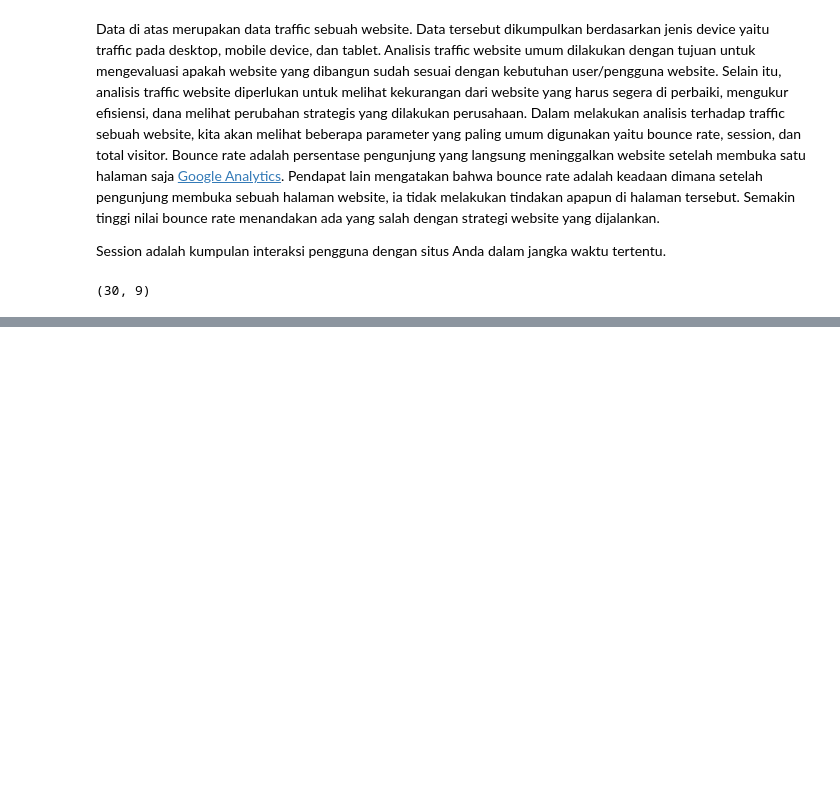
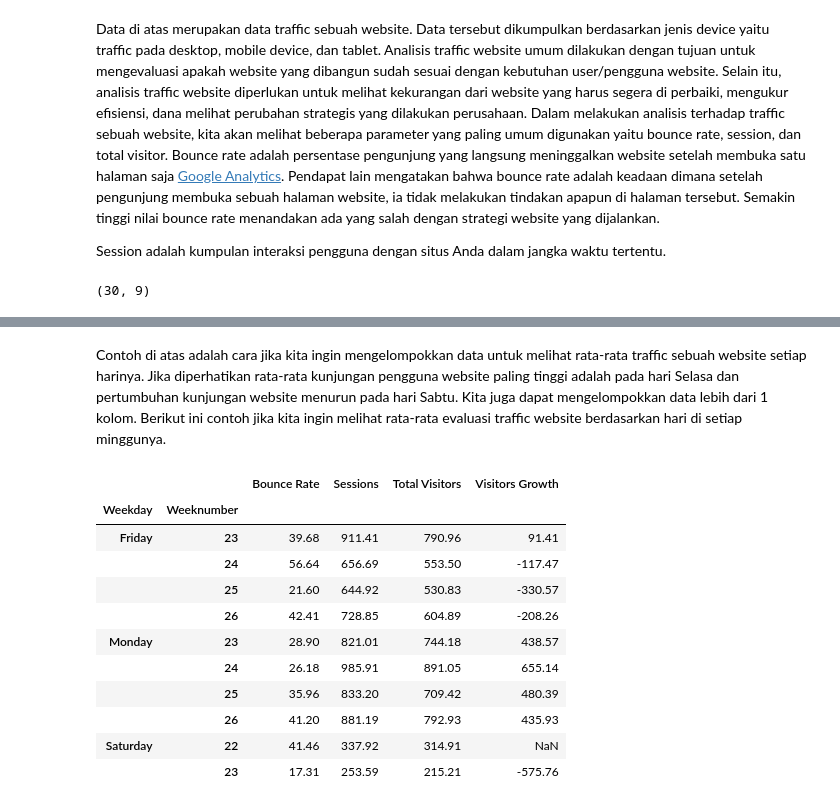
Before and after one commit to fafilia/learnpy, a Jupyter notebook: LearnPython_3.ipynb, the cells around one changed output, grey strips where cells are left out. Saved outputs shown, nothing was run; the diff lists cells and outputs as text; code cells hidden in the pictures; blank space fills up the shorter version.

```diff
--- a/LearnPython_3.ipynb
+++ b/LearnPython_3.ipynb
@@ -125,0 +211,17 @@ group_traf.unstack()
+# %% [markdown]
+Contoh di atas adalah cara jika kita ingin mengelompokkan data untuk melihat rata-rata traffic sebuah website setiap harinya. Jika diperhatikan rata-rata kunjungan pengguna website paling tinggi adalah pada hari Selasa dan pertumbuhan kunjungan website menurun pada hari Sabtu. Kita juga dapat mengelompokkan data lebih dari 1 kolom. Berikut ini contoh jika kita ingin melihat rata-rata evaluasi traffic website berdasarkan hari di setiap minggunya.
+# %%
+desktop_traf.groupby(by = ['Weekday','Weeknumber']).mean().head(10)
+# %% [output]
+|  |  | Bounce Rate | Sessions | Total Visitors | Visitors Growth |
+| Weekday | Weeknumber |  |  |  |  |
+| Friday | 23 | 39.68 | 911.41 | 790.96 | 91.41 |
+|  | 24 | 56.64 | 656.69 | 553.50 | -117.47 |
+|  | 25 | 21.60 | 644.92 | 530.83 | -330.57 |
+|  | 26 | 42.41 | 728.85 | 604.89 | -208.26 |
+| Monday | 23 | 28.90 | 821.01 | 744.18 | 438.57 |
+|  | 24 | 26.18 | 985.91 | 891.05 | 655.14 |
+|  | 25 | 35.96 | 833.20 | 709.42 | 480.39 |
+|  | 26 | 41.20 | 881.19 | 792.93 | 435.93 |
+| Saturday | 22 | 41.46 | 337.92 | 314.91 | NaN |
+|  | 23 | 17.31 | 253.59 | 215.21 | -575.76 |
```
Also changed, not shown: parts of 53 cells of this notebook.
